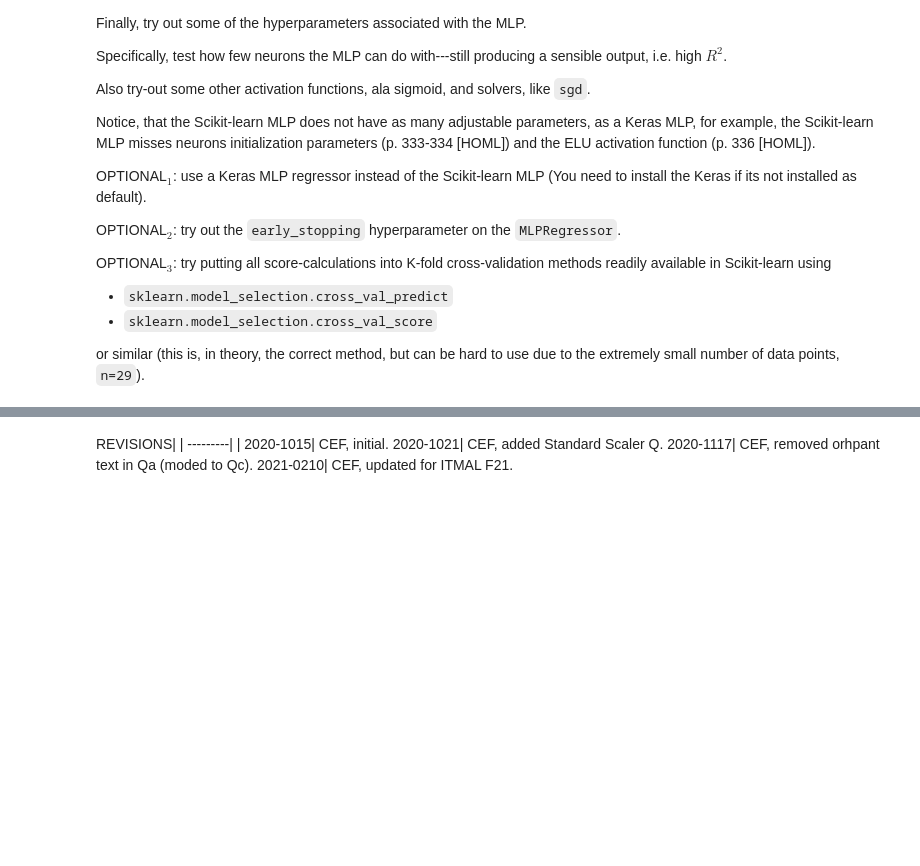
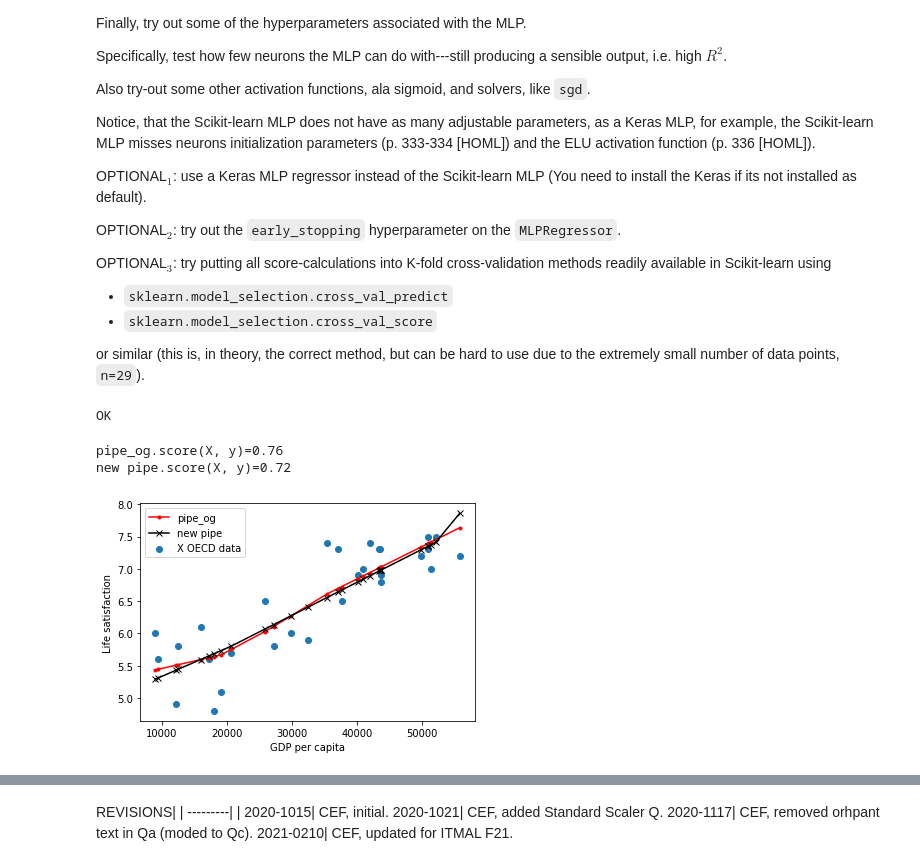
Before and after one commit to mortenhaahr/MAL, a Jupyter notebook: L03/pipeline.ipynb, the cells around one changed output, grey strips where cells are left out. Saved outputs shown, nothing was run; the diff lists cells and outputs as text; code cells hidden in the pictures; blank space fills up the shorter version.

```diff
--- a/L03/pipeline.ipynb
+++ b/L03/pipeline.ipynb
@@ -152,0 +237,44 @@ assert False, "TODO: test out various hyperparameters for the MLP.."
+# %%
+from sklearn.model_selection import train_test_split
+
+X, y = LoadDataFromL01() # Reload data to be sure
+X_train, X_test, y_train, y_test = train_test_split(X, y, test_size=0.2, random_state = 42)
+
+mlp_og = MLPRegressor(hidden_layer_sizes=(10, ),
+                   solver='adam',
+                   activation='relu',
+                   tol=1E-5,
+                   max_iter=100000,
+                   verbose=False)
+
+pipe_og = Pipeline([
+    ('scaler', StandardScaler()),
+    ('mlp_og', mlp_og)
+])
+
+pipe_og.fit(X_train, y_train)
+print("OK")
+# %% [output]
+OK
+# %%
+# hidden_layer = 5
+
+mlp = MLPRegressor(hidden_layer_sizes=(5, ),
+                   solver='adam',
+                   activation='relu',
+                   tol=1E-5,
+                   max_iter=100000,
+                   verbose=False)
+
+pipe = Pipeline([
+    ('scaler', StandardScaler()),
+    ('mlp', mlp)
+])
+
+pipe.fit(X, y)
+
+PlotModels(pipe_og, pipe, X, y, name_model1="pipe original", name_model2="new pipe")
+# %% [output]
+pipe_og.score(X, y)=0.76
+new pipe.score(X, y)=0.72
+[figure, added]
```
Also changed, not shown: parts of 16 cells of this notebook, 1 other file.
